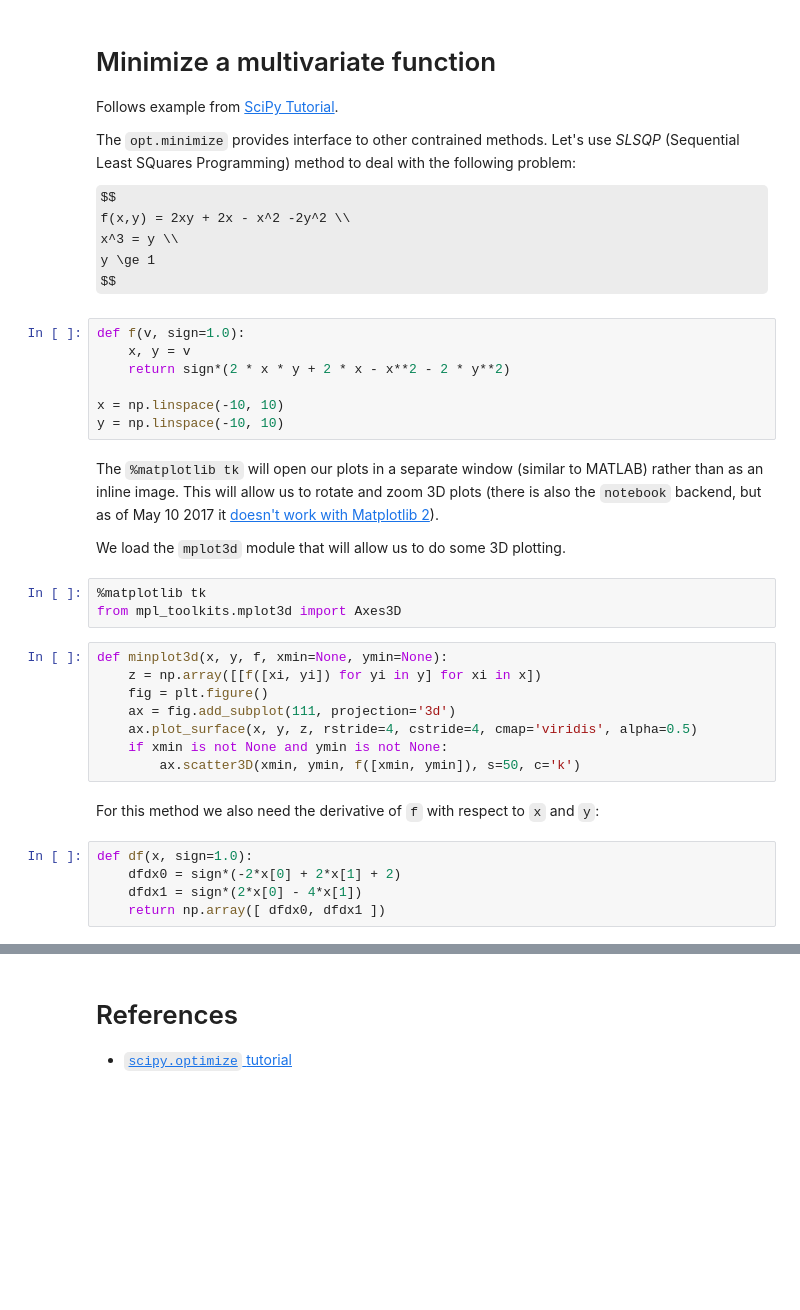
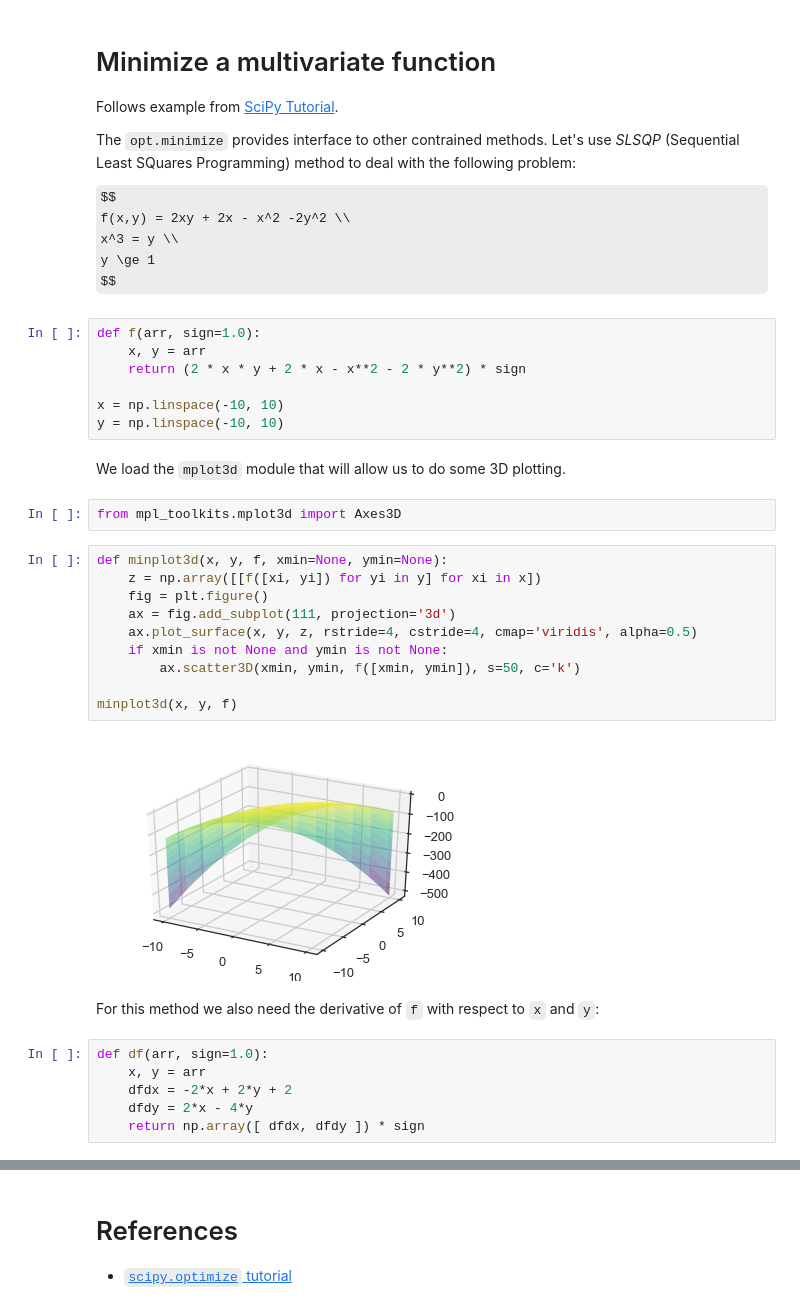
Before and after one commit to yoavram/Py4Eng, a Jupyter notebook: sessions/optimization.ipynb, the cells around one changed output, grey strips where cells are left out. Saved outputs shown, nothing was run; the diff lists cells and outputs as text; some formulas as TeX source; blank space fills up the shorter version.

```diff
--- a/sessions/optimization.ipynb
+++ b/sessions/optimization.ipynb
@@ -112,33 +109,35 @@ x^3 = y \\
 y \ge 1
 $$
 # %%
-def f(v, sign=1.0):
-    x, y = v
-    return sign*(2 * x * y + 2 * x - x**2 - 2 * y**2)
+def f(arr, sign=1.0):
+    x, y = arr
+    return (2 * x * y + 2 * x - x**2 - 2 * y**2) * sign
 
 x = np.linspace(-10, 10)
 y = np.linspace(-10, 10)
-# %% [markdown]
-The `%matplotlib tk` will open our plots in a separate window (similar to MATLAB) rather than as an inline image. This will allow us to rotate and zoom 3D plots (there is also the `notebook` backend, but as of May 10 2017 it [doesn't work with Matplotlib 2](https://github.com/matplotlib/matplotlib/issues/7695)).
-
-We load the `mplot3d` module that will allow us to do some 3D plotting.
+# %% [markdown]
+We load the `mplot3d` module that will allow us to do some 3D plotting.
 # %%
-%matplotlib tk
 from mpl_toolkits.mplot3d import Axes3D
 # %%
 def minplot3d(x, y, f, xmin=None, ymin=None):
     z = np.array([[f([xi, yi]) for yi in y] for xi in x])
     fig = plt.figure()
     ax = fig.add_subplot(111, projection='3d')
     ax.plot_surface(x, y, z, rstride=4, cstride=4, cmap='viridis', alpha=0.5)
     if xmin is not None and ymin is not None:
         ax.scatter3D(xmin, ymin, f([xmin, ymin]), s=50, c='k')
+
+minplot3d(x, y, f)
+# %% [output]
+[figure, added]
 # %% [markdown]
 For this method we also need the derivative of `f` with respect to `x` and `y`:
 # %%
-def df(x, sign=1.0):
-    dfdx0 = sign*(-2*x[0] + 2*x[1] + 2)
-    dfdx1 = sign*(2*x[0] - 4*x[1])
-    return np.array([ dfdx0, dfdx1 ])
+def df(arr, sign=1.0):
+    x, y = arr
+    dfdx = -2*x + 2*y + 2
+    dfdy = 2*x - 4*y
+    return np.array([ dfdx, dfdy ]) * sign
 # %%
 minplot3d(x, y, lambda x: df(x)[0])
```
Also changed, not shown: parts of 14 cells of this notebook.
